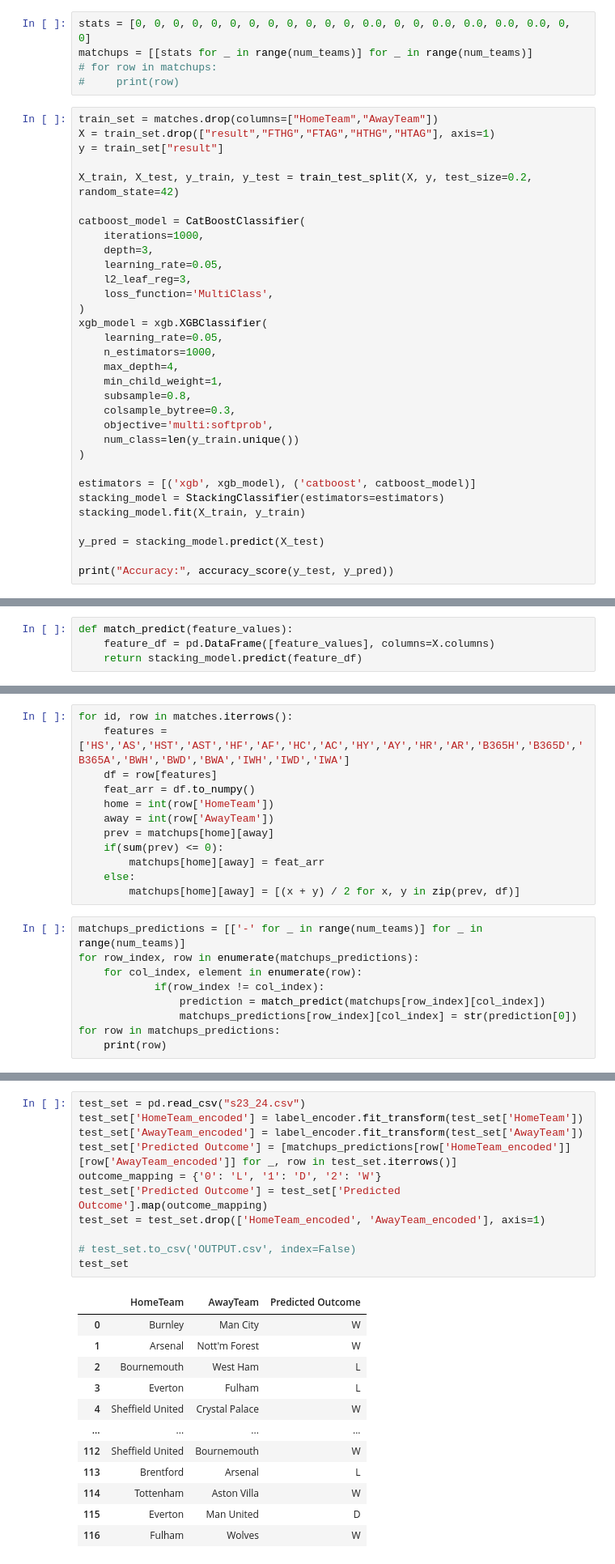
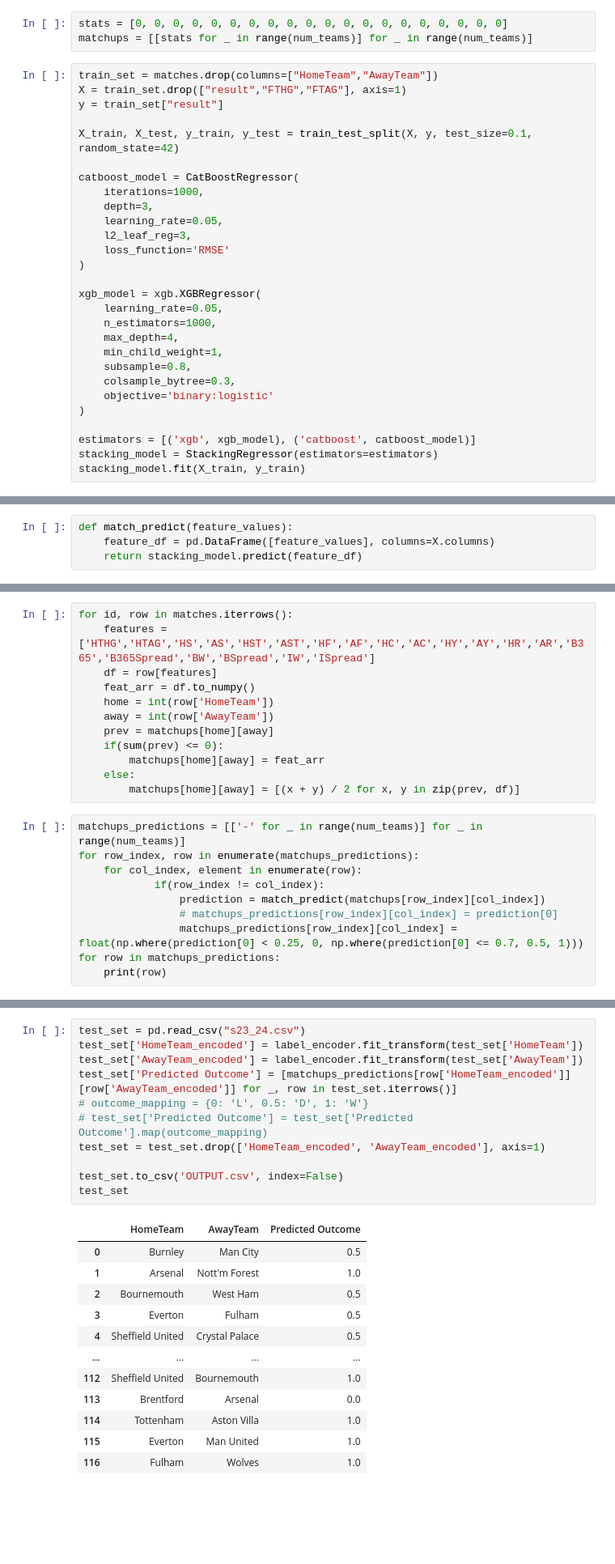
Before and after one commit to safinrashid/Predict-Premier-League, a Jupyter notebook: Predicting.ipynb, the cells around one changed output, grey strips where cells are left out. Shown at 81% size. Drawn from its saved outputs; the diff is of its cells as text; blank space fills up the shorter version.

Commit message:
dumb model

```diff
--- a/Predicting.ipynb
+++ b/Predicting.ipynb
@@ -89,38 +75,32 @@ Team Mapping Legend: {0: 'Arsenal', 1: 'Aston Villa', 2: 'Bournemouth', 3: 'Bren
 # %%
-stats = [0, 0, 0, 0, 0, 0, 0, 0, 0, 0, 0, 0, 0.0, 0, 0, 0.0, 0.0, 0.0, 0.0, 0, 0]
+stats = [0, 0, 0, 0, 0, 0, 0, 0, 0, 0, 0, 0, 0, 0, 0, 0, 0, 0, 0, 0]
 matchups = [[stats for _ in range(num_teams)] for _ in range(num_teams)]
-# for row in matchups:
-#     print(row)
 # %%
 train_set = matches.drop(columns=["HomeTeam","AwayTeam"])
-X = train_set.drop(["result","FTHG","FTAG","HTHG","HTAG"], axis=1)
+X = train_set.drop(["result","FTHG","FTAG"], axis=1)
 y = train_set["result"]
 
-X_train, X_test, y_train, y_test = train_test_split(X, y, test_size=0.2, random_state=42)
+X_train, X_test, y_train, y_test = train_test_split(X, y, test_size=0.1, random_state=42)
 
-catboost_model = CatBoostClassifier(
+catboost_model = CatBoostRegressor(
     iterations=1000,
     depth=3,
     learning_rate=0.05,
     l2_leaf_reg=3,
-    loss_function='MultiClass',
+    loss_function='RMSE'
 )
-xgb_model = xgb.XGBClassifier(
+
+xgb_model = xgb.XGBRegressor(
     learning_rate=0.05,
     n_estimators=1000,
     max_depth=4,
     min_child_weight=1,
     subsample=0.8,
     colsample_bytree=0.3,
-    objective='multi:softprob',
-    num_class=len(y_train.unique())
+    objective='binary:logistic'
 )
 
 estimators = [('xgb', xgb_model), ('catboost', catboost_model)]
-stacking_model = StackingClassifier(estimators=estimators)
+stacking_model = StackingRegressor(estimators=estimators)
 stacking_model.fit(X_train, y_train)
-
-y_pred = stacking_model.predict(X_test)
-
-print("Accuracy:", accuracy_score(y_test, y_pred))
 # %% [output]
@@ -169,6 +221,6 @@ matches
 # %%
 for id, row in matches.iterrows():
-    features = ['HS','AS','HST','AST','HF','AF','HC','AC','HY','AY','HR','AR','B365H','B365D','B365A','BWH','BWD','BWA','IWH','IWD','IWA']
+    features = ['HTHG','HTAG','HS','AS','HST','AST','HF','AF','HC','AC','HY','AY','HR','AR','B365','B365Spread','BW','BSpread','IW','ISpread']
     df = row[features]
     feat_arr = df.to_numpy()
     home = int(row['HomeTeam'])
@@ -184,7 +236,8 @@ for row_index, row in enumerate(matchups_predictions):
     for col_index, element in enumerate(row):
             if(row_index != col_index):
                 prediction = match_predict(matchups[row_index][col_index])
-                matchups_predictions[row_index][col_index] = str(prediction[0])
+                # matchups_predictions[row_index][col_index] = prediction[0]
+                matchups_predictions[row_index][col_index] = float(np.where(prediction[0] < 0.25, 0, np.where(prediction[0] <= 0.7, 0.5, 1)))
 for row in matchups_predictions:
     print(row)
 # %% [output]
@@ -208,27 +261,27 @@ for row in matchups_predictions:
 # %%
 test_set = pd.read_csv("s23_24.csv")
 test_set['HomeTeam_encoded'] = label_encoder.fit_transform(test_set['HomeTeam'])
 test_set['AwayTeam_encoded'] = label_encoder.fit_transform(test_set['AwayTeam'])
 test_set['Predicted Outcome'] = [matchups_predictions[row['HomeTeam_encoded']][row['AwayTeam_encoded']] for _, row in test_set.iterrows()]
-outcome_mapping = {'0': 'L', '1': 'D', '2': 'W'}
-test_set['Predicted Outcome'] = test_set['Predicted Outcome'].map(outcome_mapping)
+# outcome_mapping = {0: 'L', 0.5: 'D', 1: 'W'}
+# test_set['Predicted Outcome'] = test_set['Predicted Outcome'].map(outcome_mapping)
 test_set = test_set.drop(['HomeTeam_encoded', 'AwayTeam_encoded'], axis=1)
 
-# test_set.to_csv('OUTPUT.csv', index=False)
+test_set.to_csv('OUTPUT.csv', index=False)
 test_set
 # %% [output]
 |  | HomeTeam | AwayTeam | Predicted Outcome |
-| 0 | Burnley | Man City | W |
-| 1 | Arsenal | Nott'm Forest | W |
-| 2 | Bournemouth | West Ham | L |
-| 3 | Everton | Fulham | L |
-| 4 | Sheffield United | Crystal Palace | W |
+| 0 | Burnley | Man City | 0.5 |
+| 1 | Arsenal | Nott'm Forest | 1.0 |
+| 2 | Bournemouth | West Ham | 0.5 |
+| 3 | Everton | Fulham | 0.5 |
+| 4 | Sheffield United | Crystal Palace | 0.5 |
 | ... | ... | ... | ... |
-| 112 | Sheffield United | Bournemouth | W |
-| 113 | Brentford | Arsenal | L |
-| 114 | Tottenham | Aston Villa | W |
-| 115 | Everton | Man United | D |
-| 116 | Fulham | Wolves | W |
+| 112 | Sheffield United | Bournemouth | 1.0 |
+| 113 | Brentford | Arsenal | 0.0 |
+| 114 | Tottenham | Aston Villa | 1.0 |
+| 115 | Everton | Man United | 1.0 |
+| 116 | Fulham | Wolves | 1.0 |
 117 rows × 3 columns
 # %% [markdown]
 ## GPT-4 Model Implementation
```
Also changed, not shown: parts of 9 cells of this notebook, 15 other files.
